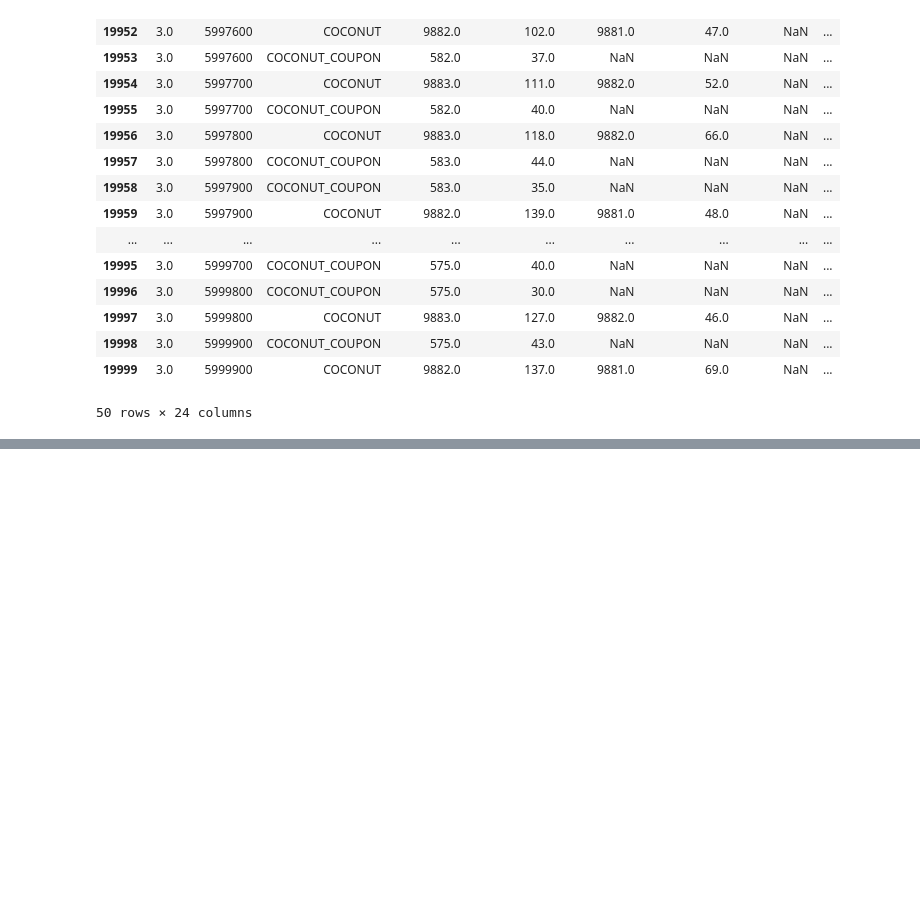
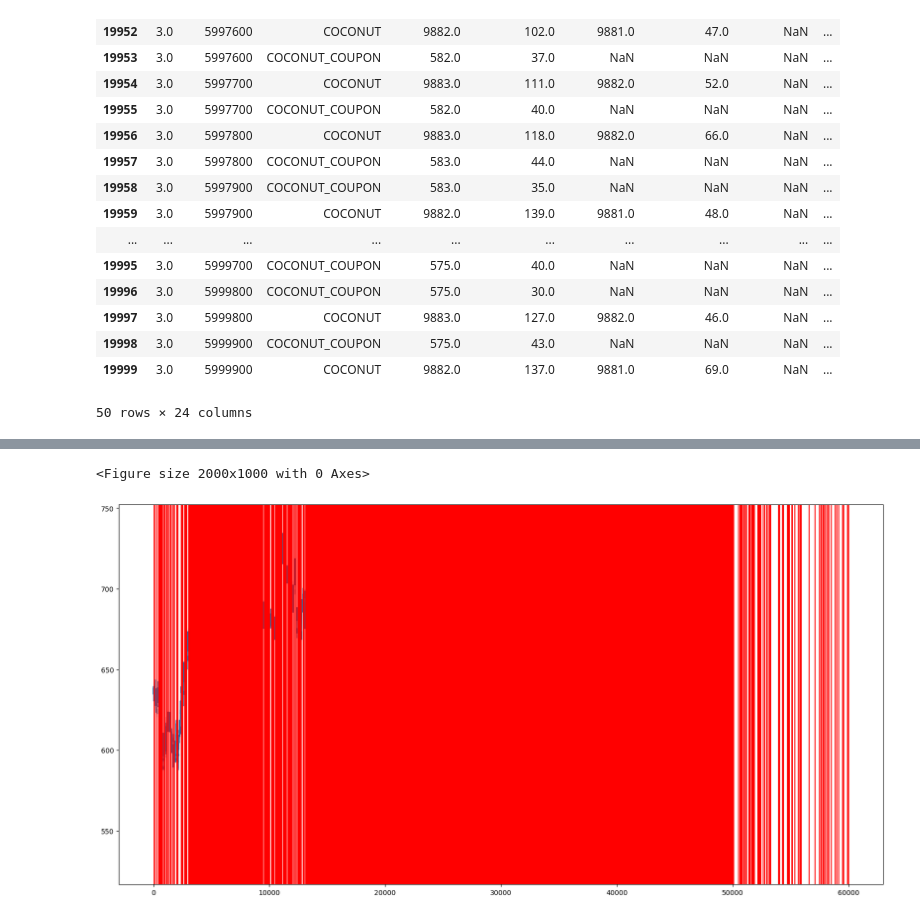
Before and after one commit to simonswe/prosperity2_traderbots, a Jupyter notebook: round5/visualization.ipynb, the cells around one changed output, grey strips where cells are left out. Saved outputs shown, nothing was run; the diff lists cells and outputs as text; code cells hidden in the pictures; blank space fills up the shorter version.

Commit message:
updated timestamps

```diff
--- a/round5/visualization.ipynb
+++ b/round5/visualization.ipynb
@@ -5,13 +5,14 @@ import pandas as pd
 import matplotlib.pyplot as plt
 from collections import defaultdict
 # %%
-paths = ["trades_round_1_day_-2_wn.csv", "trades_round_1_day_-1_wn.csv", "trades_round_1_day_0_wn.csv", "trades_round_3_day_0_wn.csv", "trades_round_3_day_1_wn.csv", "trades_round_3_day_2_wn.csv", "trades_round_4_day_1_wn.csv", "trades_round_4_day_2_wn.csv", "trades_round_4_day_3_wn.csv"]
+paths = ["trades_round_1_day_-2_wn.csv", "trades_round_1_day_-1_wn.csv", "trades_round_1_day_0_wn.csv", "trades_round_3_day_0_wn.csv", "trades_round_3_day_1_wn.csv", "trades_round_4_day_1_wn.csv", "trades_round_3_day_2_wn.csv", "trades_round_4_day_2_wn.csv", "trades_round_4_day_3_wn.csv"]
+days = [0, 1, 2, 2, 3, 3, 4, 4, 5]
 
 df = pd.DataFrame()
 for i, path in enumerate(paths):
     new_df = pd.read_csv(path, delimiter=";")
     # add 1000000 to timestamp column
-    new_df["timestamp"] = new_df["timestamp"] + 1000000 * i
+    new_df["timestamp"] = new_df["timestamp"] + 1000000 * days[i]
     df = pd.concat([df, new_df])
 
 df = df.drop(df[df['buyer'] == df['seller']].index)
@@ -19,16 +20,18 @@ df.head(8)
 # df['seller'].unique()
 
 end_price = {
-    'AMETHYSTS': 10000,
-    'STARFRUIT': 4871.5,
+    'AMETHYSTS': 9995.0,
+    'STARFRUIT': 5048.0,
     'ORCHIDS': 1148.6,
-    'CHOCOLATE': 7957.5,
-    'STRAWBERRIES': 3978.5,
-    'ROSES': 13719.5,
-    'GIFT_BASKET': 69795,
+    'CHOCOLATE': 7752.0	,
+    'STRAWBERRIES': 3985.0,
+    'ROSES': 14392.0,
+    'GIFT_BASKET': 69550.0,
     'COCONUT': 9860.5,
     'COCONUT_COUPON': 582,
 }
+
+# df[(df['symbol'] != 'COCONUT') & (df['symbol'] != 'COCONUT_COUPON')& (df['symbol'] != 'GIFT_BASKET')& (df['symbol'] != 'CHOCOLATE')& (df['symbol'] != 'ROSES')& (df['symbol'] != 'STRAWBERRIES')].tail(20)
 # %%
 bidask_paths = ['prices_round_1_day_-2.csv', 'prices_round_2_day_-1.csv', 'prices_round_3_day_0.csv', 'prices_round_4_day_1.csv', 'prices_round_4_day_2.csv', 'prices_round_4_day_3.csv']
 
@@ -112,0 +112,6 @@ KeyError: 'symbol'
+# %%
+# plot vinnie trades for coupon
+
+vinnie_sells = df[df['seller'] == 'Vinnie']['timestamp']
+vinnie_buys = df[df['buyer'] == 'Vinnie']['timestamp']
+vinnie_buys
@@ -112,0 +131,15 @@ KeyError: 'symbol'
+# %%
+coupon = np.array(bidask_df[bidask_df["product"] == "COCONUT_COUPON"]['mid_price'].to_list())
+times = [i for i in range(len(coupon))]
+
+plt.figure(figsize=(20, 10))
+fig, ax = plt.subplots(figsize=(20, 10))
+plt.plot(times, coupon, label='coupon')
+# plt.legend()
+
+
+[ax.axvline(x=element//100, color='red') for element in vinnie_buys]
+plt.show()
+# %% [output]
+<Figure size 2000x1000 with 0 Axes>
+[figure, added]
```
Also changed, not shown: parts of 3 cells of this notebook.
